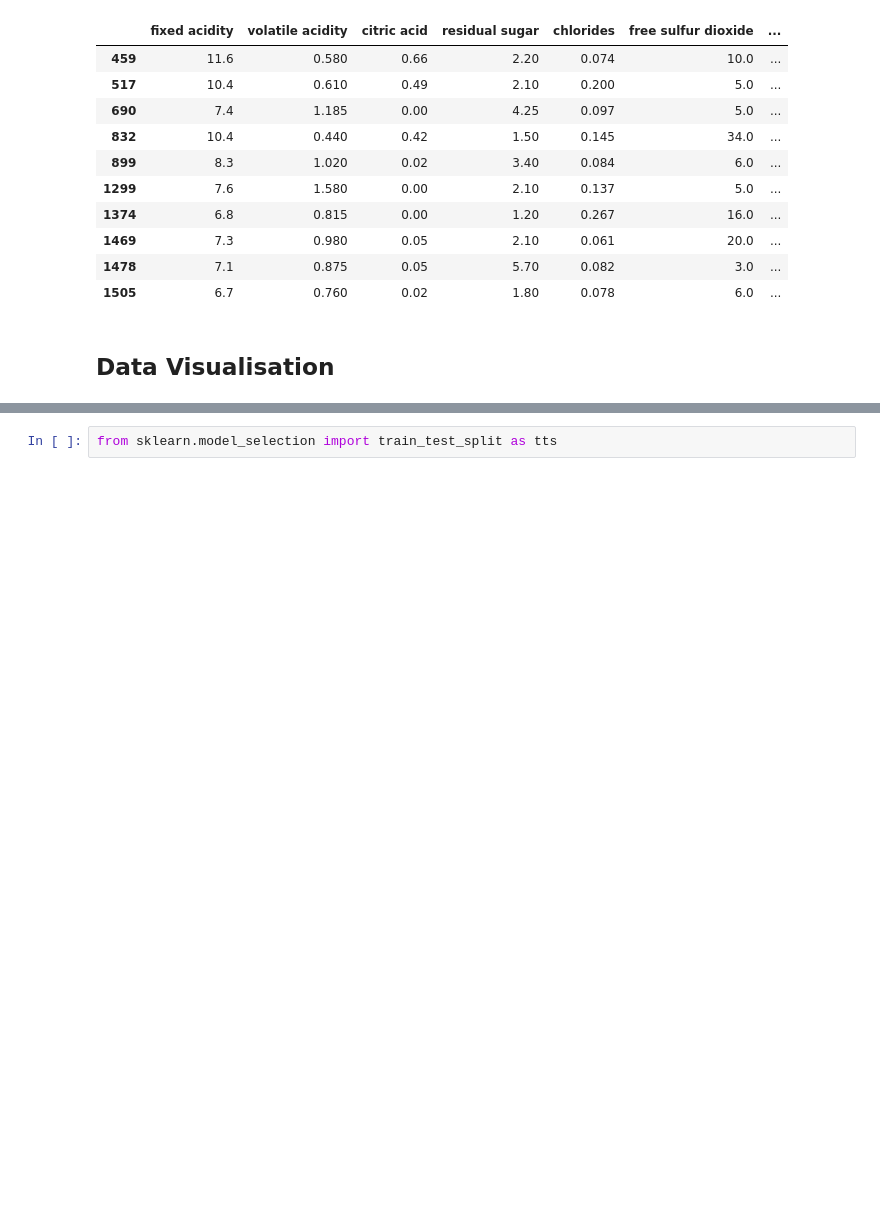
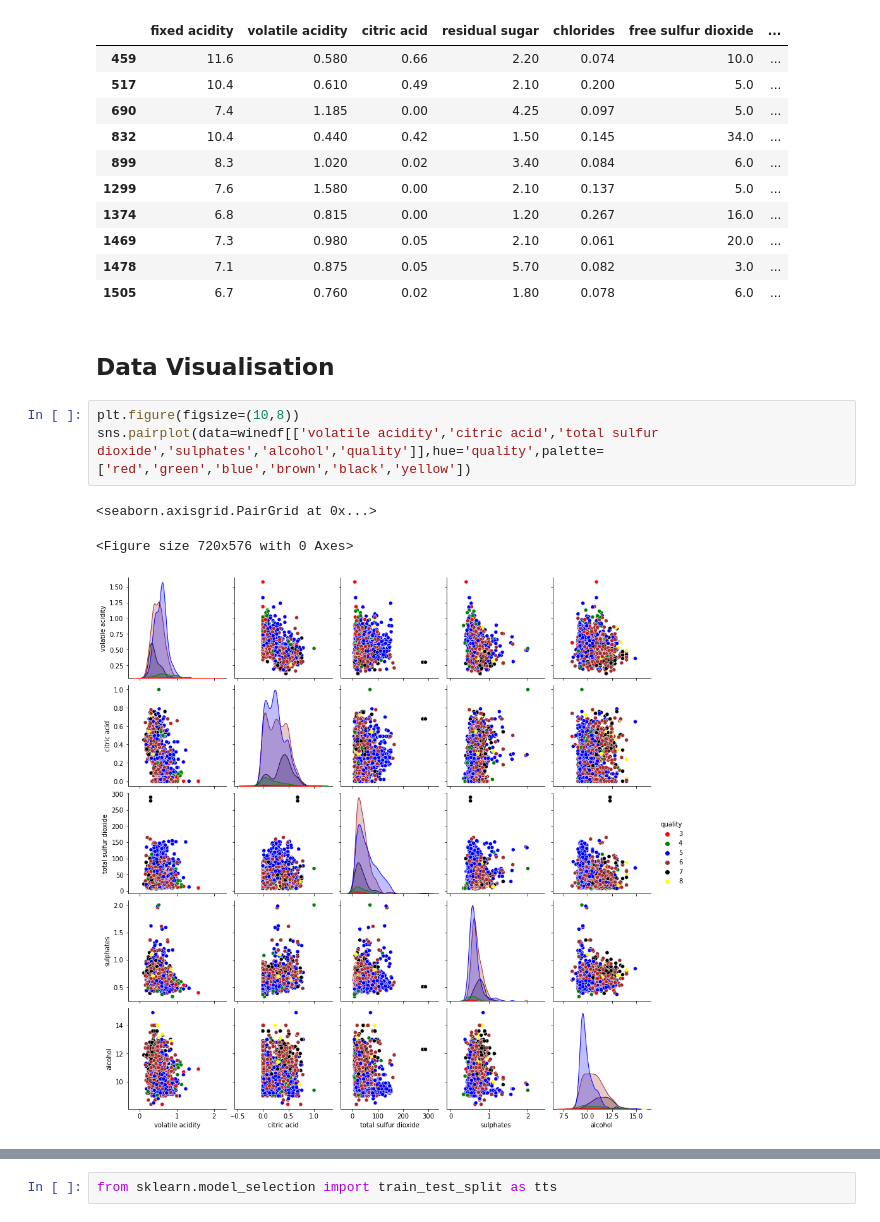
Before and after one commit to Shanu-Mathew/Wine-Qualilty-Prediction-App, a Jupyter notebook: Wine Quality Analysis.ipynb, the cells around one changed output, grey strips where cells are left out. Drawn from its saved outputs; the diff is of its cells as text; blank space fills up the shorter version.

```diff
--- a/Wine Quality Analysis.ipynb
+++ b/Wine Quality Analysis.ipynb
@@ -206,3 +204,10 @@ winedf[winedf['quality']<low_Q]
 | 1505 | 6.7 | 0.760 | 0.02 | 1.80 | 0.078 | 6.0 | ... |
 # %% [markdown]
 ## Data Visualisation
+# %%
+plt.figure(figsize=(10,8))
+sns.pairplot(data=winedf[['volatile acidity','citric acid','total sulfur dioxide','sulphates','alcohol','quality']],hue='quality',palette=['red','green','blue','brown','black','yellow'])
+# %% [output]
+<seaborn.axisgrid.PairGrid at 0x...>
+<Figure size 720x576 with 0 Axes>
+[figure, added]
```
Also changed, not shown: parts of 20 cells of this notebook.
